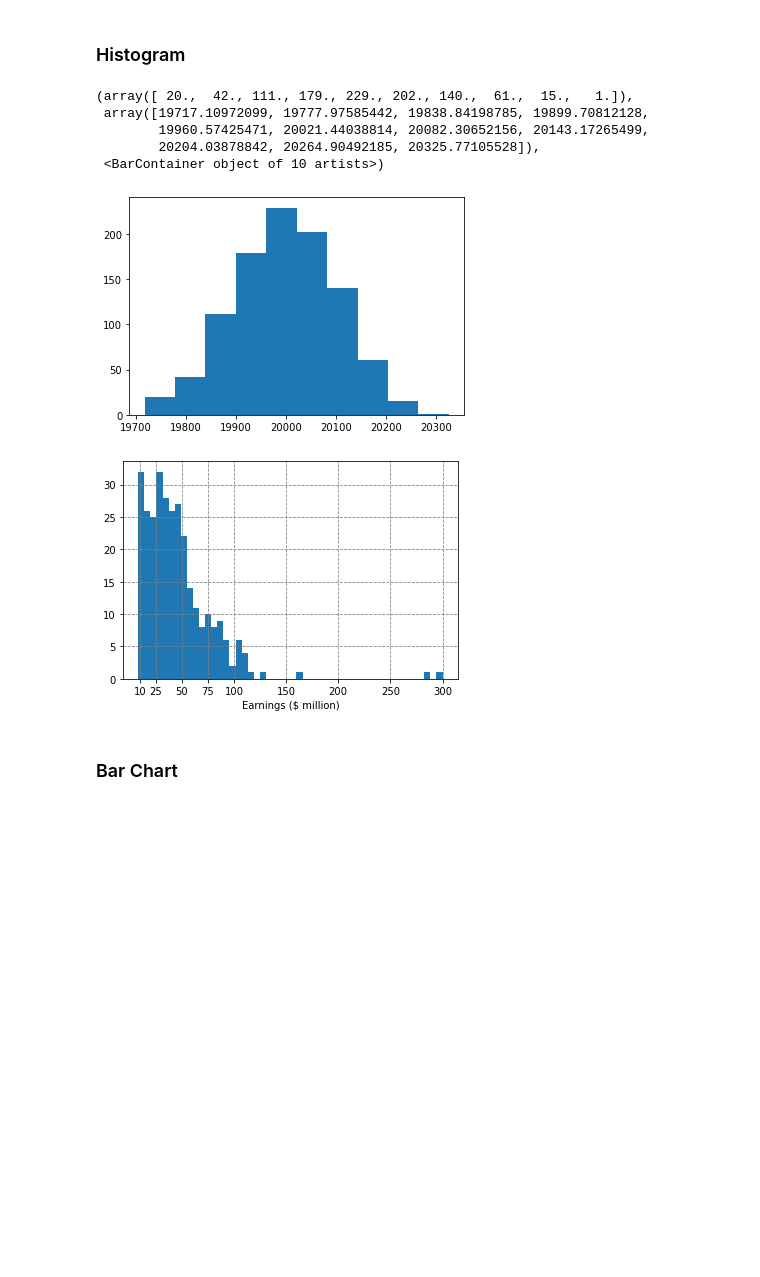
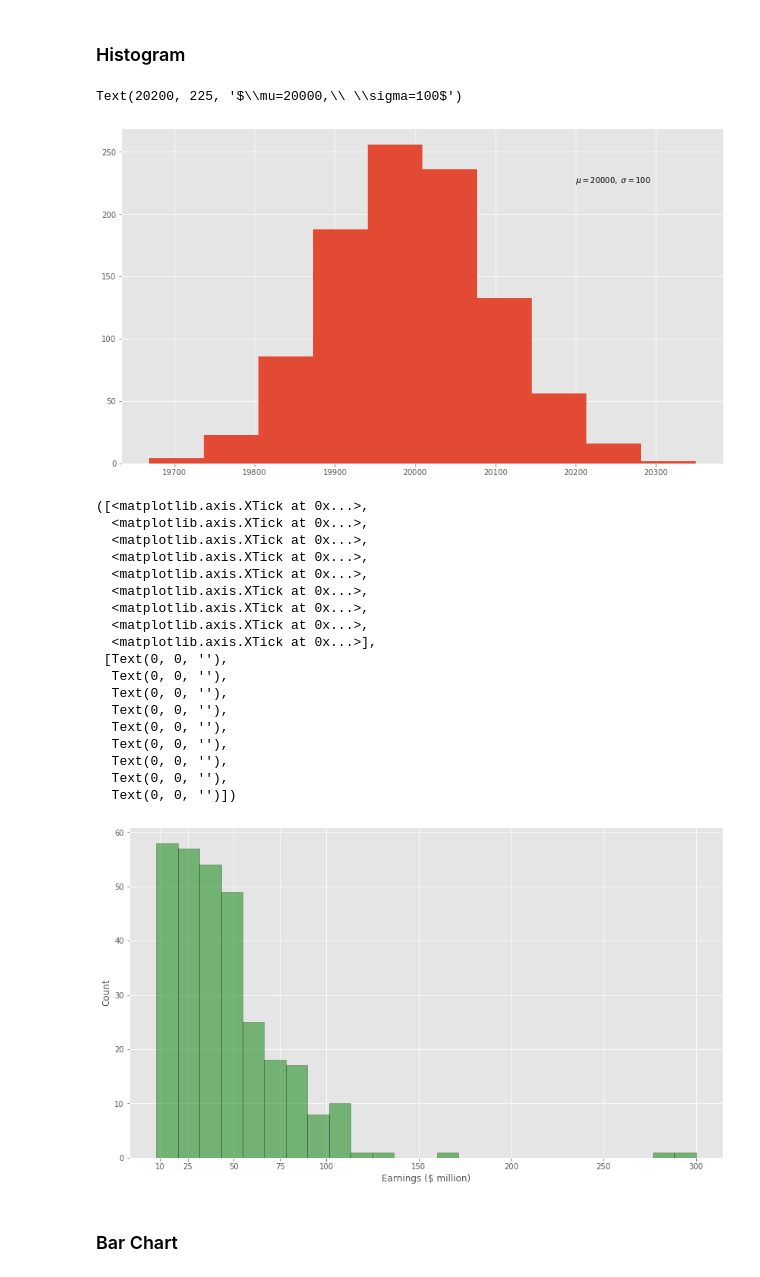
Before and after one commit to andrewjscott/Fundamentals-of-Data-Analysis-Assignment, a Jupyter notebook: pyplot.ipynb, the cells around one changed output. Cells and saved outputs as stored; diff of their text form; code cells hidden in the pictures; blank space fills up the shorter version.

```diff
--- a/pyplot.ipynb
+++ b/pyplot.ipynb
@@ -113,6 +113,15 @@ plt.plot(a, b, 'o')
 [<matplotlib.lines.Line2D at 0x...>]
 [figure]
 # %%
+# We can also change the plot style
+# https://tonysyu.github.io/raw_content/matplotlib-style-gallery/gallery.html
+
+# Change the style of plots.
+plt.style.use('ggplot')
+
+# Change the default size of plots
+plt.rcParams["figure.figsize"] = (14, 8)
+
 # The same simple scatterplot using plt.scatter, with axes swapped
 plt.scatter(b, a)
 # %% [output]
@@ -147,24 +169,42 @@ random = np.random.default_rng().normal(mu, sigma, 1000)
 # %%
 # Plotting the randomly generated data to view the distribution
 plt.hist(random)
+
+# Add text to plot showing mu and sigma
+plt.text(20200, 225, r'$\mu=20000,\ \sigma=100$')
 # %% [output]
-(array([ 20.,  42., 111., 179., 229., 202., 140.,  61.,  15.,   1.]),
- array([19717.10972099, 19777.97585442, 19838.84198785, 19899.70812128,
-        19960.57425471, 20021.44038814, 20082.30652156, 20143.17265499,
-        20204.03878842, 20264.90492185, 20325.77105528]),
- <BarContainer object of 10 artists>)
+Text(20200, 225, '$\\mu=20000,\\ \\sigma=100$')
-[figure, old version]
+[figure, new version]
 # %%
 # Distribution of the earnings in the Forbes dataframe
-plt.hist(df["earnings ($ million)"], bins = 50)
+# Set alpha to make plot transparant to more easily see grid
+plt.hist(df["earnings ($ million)"], bins = 25, color='g',
+         alpha=0.5, edgecolor='black')
 plt.xlabel("Earnings ($ million)")
+plt.ylabel("Count")
 
 # Giving the plot unique ticks on the x-axis so there are more markers where the plot has more datapoints
 x_ticks = [10, 25, 50, 75, 100, 150, 200, 250, 300]
 
 #add x-axis values to plot
 plt.xticks(ticks=x_ticks)
-
-plt.grid(True, color='gray', linestyle = "--")
 # %% [output]
+([<matplotlib.axis.XTick at 0x...>,
+  <matplotlib.axis.XTick at 0x...>,
+  <matplotlib.axis.XTick at 0x...>,
+  <matplotlib.axis.XTick at 0x...>,
+  <matplotlib.axis.XTick at 0x...>,
+  <matplotlib.axis.XTick at 0x...>,
+  <matplotlib.axis.XTick at 0x...>,
+  <matplotlib.axis.XTick at 0x...>,
+  <matplotlib.axis.XTick at 0x...>],
+ [Text(0, 0, ''),
+  Text(0, 0, ''),
+  Text(0, 0, ''),
+  Text(0, 0, ''),
+  Text(0, 0, ''),
+  Text(0, 0, ''),
+  Text(0, 0, ''),
+  Text(0, 0, ''),
+  Text(0, 0, '')])
-[figure, old version]
+[figure, new version]
```
Also changed, not shown: parts of 13 cells of this notebook, 1 other file.
